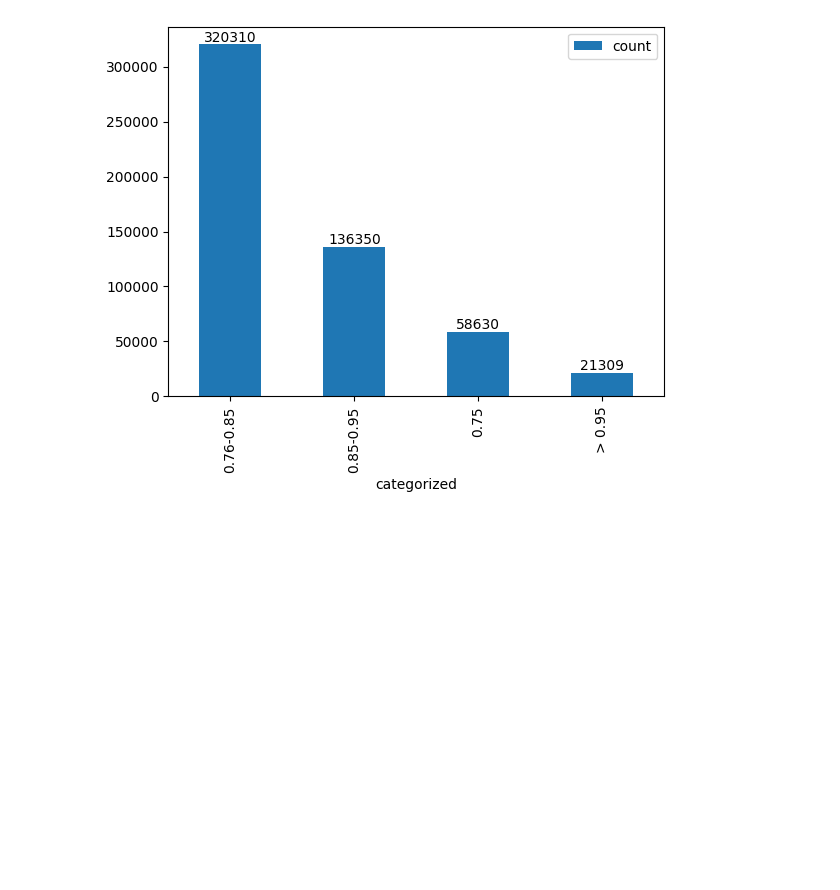
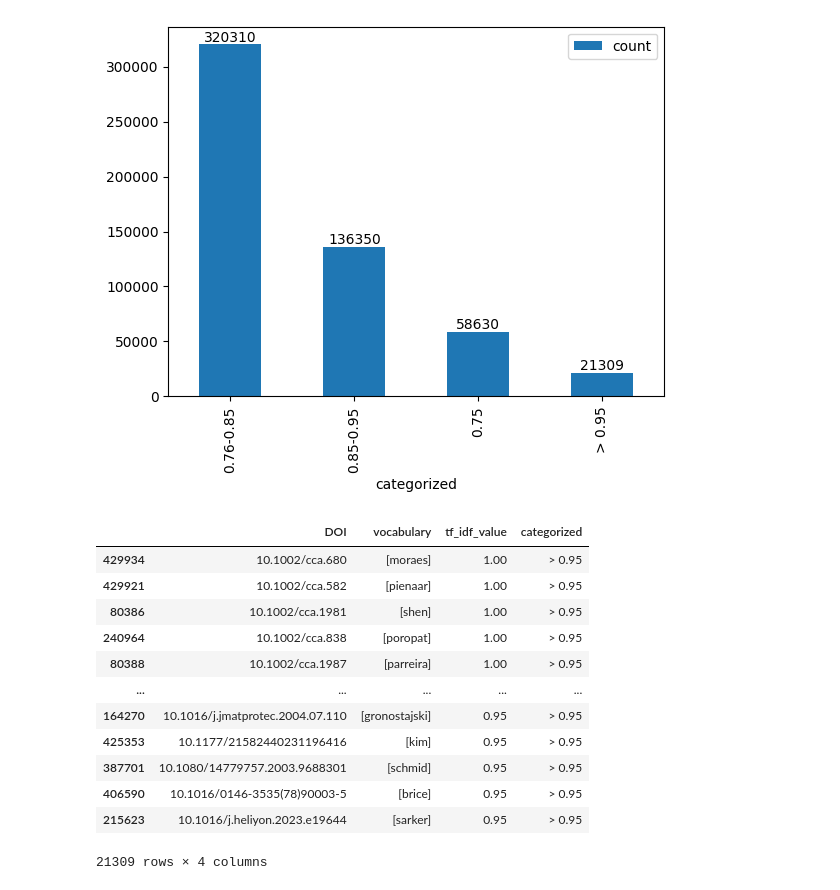
Before and after one commit to eshadatta/sneaked_refs_explorations, a Jupyter notebook: process_tfidf_output.ipynb, the cells around one changed output. Saved outputs shown, nothing was run; the diff lists cells and outputs as text; code cells hidden in the pictures; blank space fills up the shorter version.

```diff
--- a/process_tfidf_output.ipynb
+++ b/process_tfidf_output.ipynb
@@ -124,3 +125,20 @@ for container in ax.containers:
     ax.bar_label(container)
 # %% [output]
 [figure]
+# %%
+max_values_df = processed_df[processed_df.categorized == "> 0.95"]
+max_values_df
+# %% [output]
+|  | DOI | vocabulary | tf_idf_value | categorized |
+| 429934 | 10.1002/cca.680 | [moraes] | 1.00 | > 0.95 |
+| 429921 | 10.1002/cca.582 | [pienaar] | 1.00 | > 0.95 |
+| 80386 | 10.1002/cca.1981 | [shen] | 1.00 | > 0.95 |
+| 240964 | 10.1002/cca.838 | [poropat] | 1.00 | > 0.95 |
+| 80388 | 10.1002/cca.1987 | [parreira] | 1.00 | > 0.95 |
+| ... | ... | ... | ... | ... |
+| 164270 | 10.1016/j.jmatprotec.2004.07.110 | [gronostajski] | 0.95 | > 0.95 |
+| 425353 | 10.1177/21582440231196416 | [kim] | 0.95 | > 0.95 |
+| 387701 | 10.1080/14779757.2003.9688301 | [schmid] | 0.95 | > 0.95 |
+| 406590 | 10.1016/0146-3535(78)90003-5 | [brice] | 0.95 | > 0.95 |
+| 215623 | 10.1016/j.heliyon.2023.e19644 | [sarker] | 0.95 | > 0.95 |
+21309 rows × 4 columns
```
Also changed, not shown: parts of 7 cells of this notebook.
